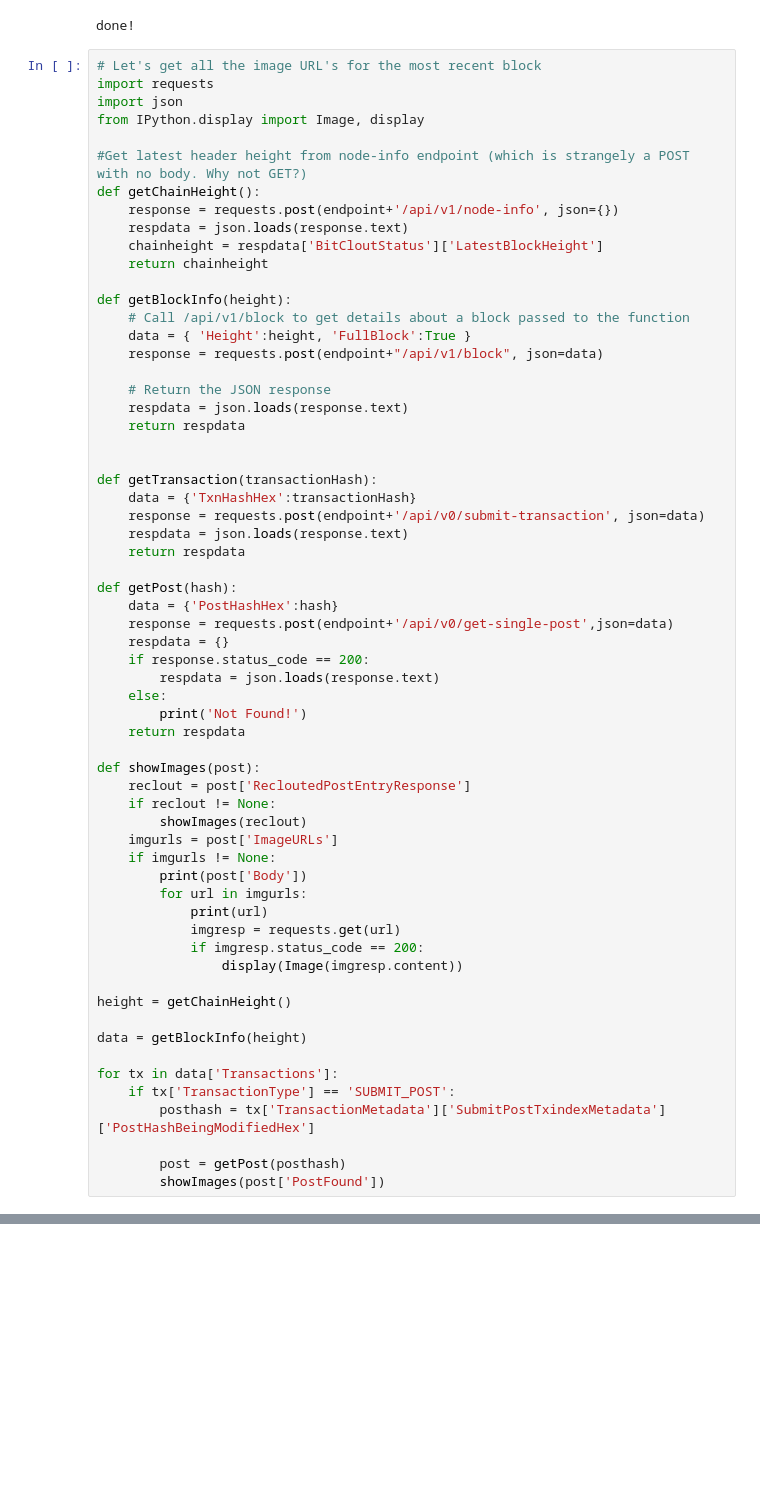
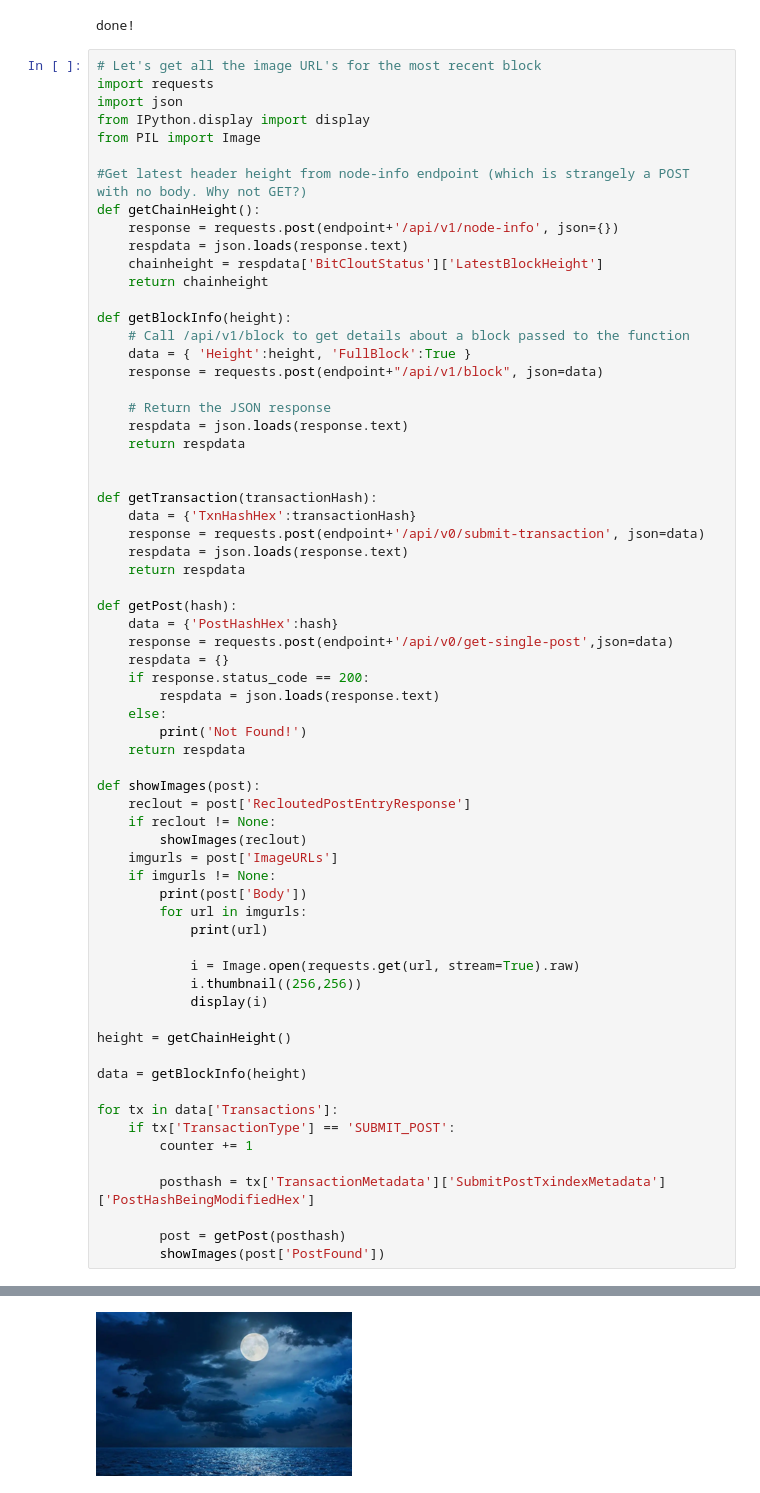
Before and after one commit to neonstoic/BitcloutThings, a Jupyter notebook: bitclout.ipynb, the cells around one changed output, grey strips where cells are left out. Drawn from its saved outputs; the diff is of its cells as text; blank space fills up the shorter version.

Commit message:
updated with better image scaling code

```diff
--- a/bitclout.ipynb
+++ b/bitclout.ipynb
@@ -161,7 +161,8 @@ done!
 # Let's get all the image URL's for the most recent block
 import requests
 import json
-from IPython.display import Image, display
+from IPython.display import display
+from PIL import Image
 
 #Get latest header height from node-info endpoint (which is strangely a POST with no body. Why not GET?)
 def getChainHeight():
@@ -205,9 +206,10 @@ def showImages(post):
         print(post['Body'])
         for url in imgurls:
             print(url)
-            imgresp = requests.get(url)
-            if imgresp.status_code == 200:
-                display(Image(imgresp.content))
+
+            i = Image.open(requests.get(url, stream=True).raw)
+            i.thumbnail((256,256))
+            display(i)
 
 height = getChainHeight()
 
@@ -215,6 +217,8 @@ data = getBlockInfo(height)
 
 for tx in data['Transactions']:
     if tx['TransactionType'] == 'SUBMIT_POST':
+        counter += 1
+
         posthash = tx['TransactionMetadata']['SubmitPostTxindexMetadata']['PostHashBeingModifiedHex']
 
         post = getPost(posthash)
@@ -223,0 +237 @@ TypeError: write() argument must be str, not dict
+[figure, added]
```
Also changed, not shown: parts of 2 cells of this notebook.
